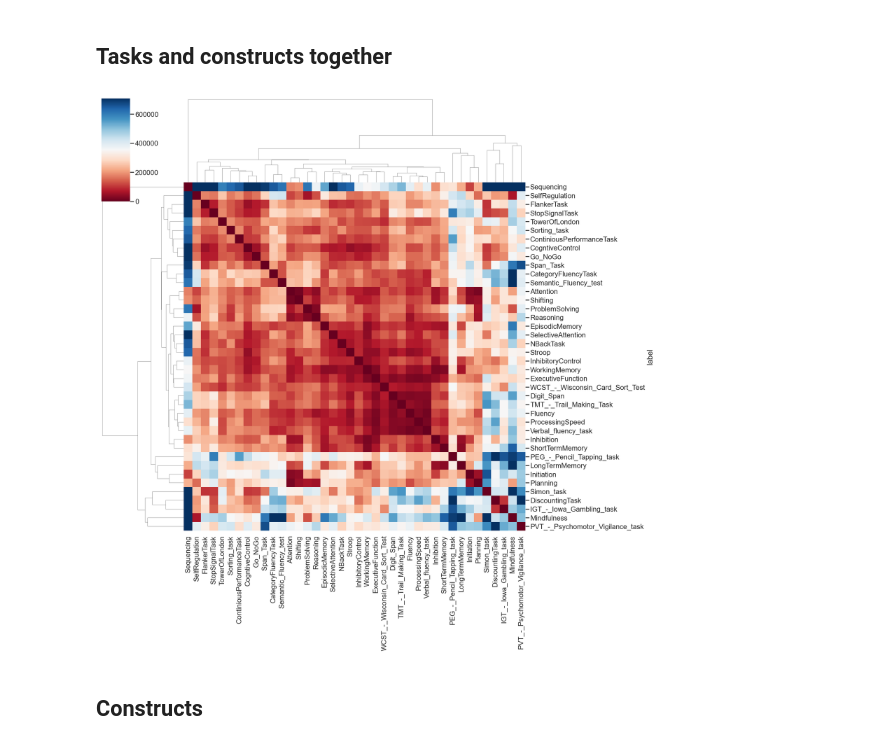
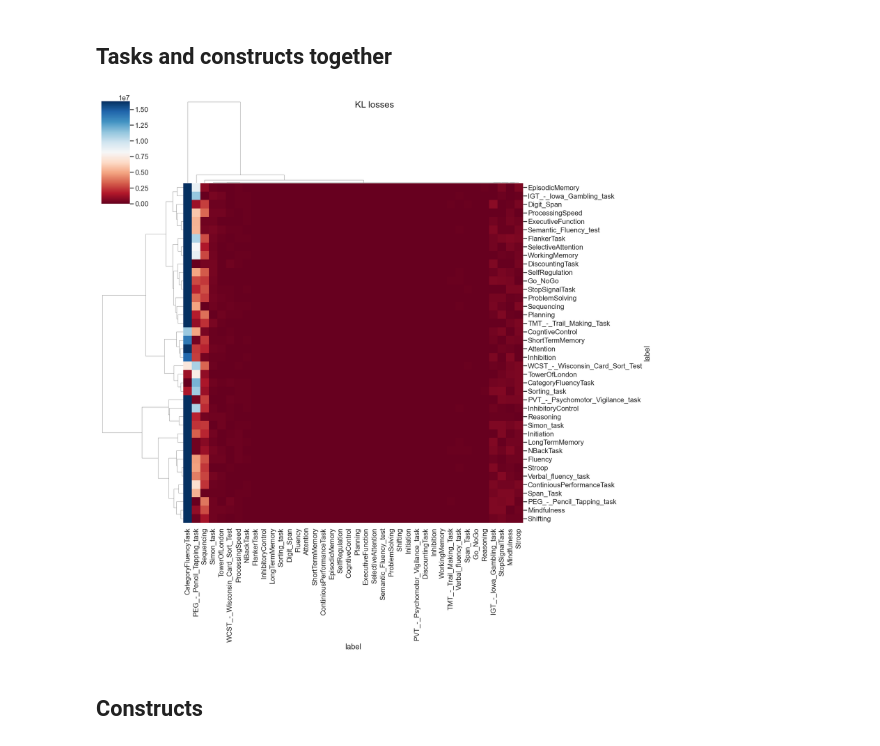
Before and after one commit to morteza/CogText, a Jupyter notebook: notebooks/9 KL Gaps.ipynb, the cells around one changed output. Drawn from its saved outputs; the diff is of its cells as text; code cells hidden in the pictures.

```diff
--- a/notebooks/9 KL Gaps.ipynb
+++ b/notebooks/9 KL Gaps.ipynb
@@ -28,9 +39,11 @@ pubmed.dropna(subset=['cluster'], inplace=True)
 # %%
-n_popular_labels = 20
+n_popular_labels_per_category = 20
 popular_labels = (pubmed.groupby(['category','label'])['pmid']
                         .count().sort_values(ascending=False)
-                        .groupby('category').head(n_popular_labels)
+                        .groupby('category').head(n_popular_labels_per_category)
                         .index.get_level_values('label').to_list())
-pubmed = pubmed.query('label in @popular_labels')
+popular_pubmed = pubmed.query('label in @popular_labels')
 
-X = pubmed.groupby('label')['weights'].apply(lambda x: np.stack(x))
+X = popular_pubmed.groupby('label')['weights'].apply(lambda x: np.stack(x))
+
+print(f"Popular lablels: {', '.join(popular_labels)}")
@@ -37,43 +88,38 @@ X = pubmed.groupby('label')['weights'].apply(lambda x: np.stack(x))
 # %%
-losses = np.zeros((X.shape[0], X.shape[0]))
+# cache the node-to-node kl distance matrix
+kl_losses = np.zeros((len(X_dists), len(X_dists)))
 
-for i,xi in tqdm(enumerate(X), total=X.shape[0]):
-  for j,xj in enumerate(X):
-    losses[i,j] = multivariate_normal_kl(xi, xj)
+for i,lbl_i in tqdm(enumerate(X_dists.index)):
+  for j, lbl_j in enumerate(X_dists.index):
+    kl_losses[i,j] = X_dists.loc[lbl_i].kl_divergence(X_dists.loc[lbl_j]).numpy()
 
-losses = pd.DataFrame(losses, X.index, X.index)
-max_loss = losses.replace([np.inf],0).max().max()
-losses.replace([np.inf, np.nan], max_loss, inplace=True)
+kl_losses = pd.DataFrame(kl_losses, index=X_dists.index, columns=X_dists.index)
+# kl_losses
 
-losses.to_csv('models/cogtext/multivariate_normal_losses.csv')
+# max_loss = losses.replace([np.inf],0).max().max()
+# losses.replace([np.inf, np.nan], max_loss, inplace=True)
+
+# kl_losses.to_csv('models/gpt3/multivariate_normal_kl_losses.csv')
 # %% [markdown]
 ## Tasks and constructs together
 # %%
-losses = pd.read_csv('models/cogtext/multivariate_normal_kl_losses.csv', index_col=0)
-
 # tasks = pubmed.query('category.str.contains("Task")')['label'].unique()
 # constructs = pubmed.query('category.str.contains("Construct")')['label'].unique()
 
 # losses.drop(columns=constructs, inplace=True)
 # losses.drop(index=tasks, inplace=True)
 
-# rare_labels = pubmed.query('label not in @popular_labels')['label'].unique()
-# losses.drop(index=rare_labels, columns=rare_labels, inplace=True, errors='ignore')
-
-# losses.drop(index=tasks, columns=tasks, inplace=True, errors='ignore')
-# losses.drop(index=rare_labels, columns=rare_labels, inplace=True, errors='ignore')
-
 # drop tasks from rows and columns
 
 sns.clustermap(
-  losses,
+  kl_losses,
   figsize=(25,25),
   cmap='RdBu', robust=True)
 
-plt.suptitle('JS losses')
+plt.suptitle('KL losses')
 plt.show()
 # %% [output]
-[figure, old version]
+[figure, new version]
 # %% [markdown]
 ## Constructs
 # %%
```
Also changed, not shown: parts of 7 cells of this notebook, 1 other file.
